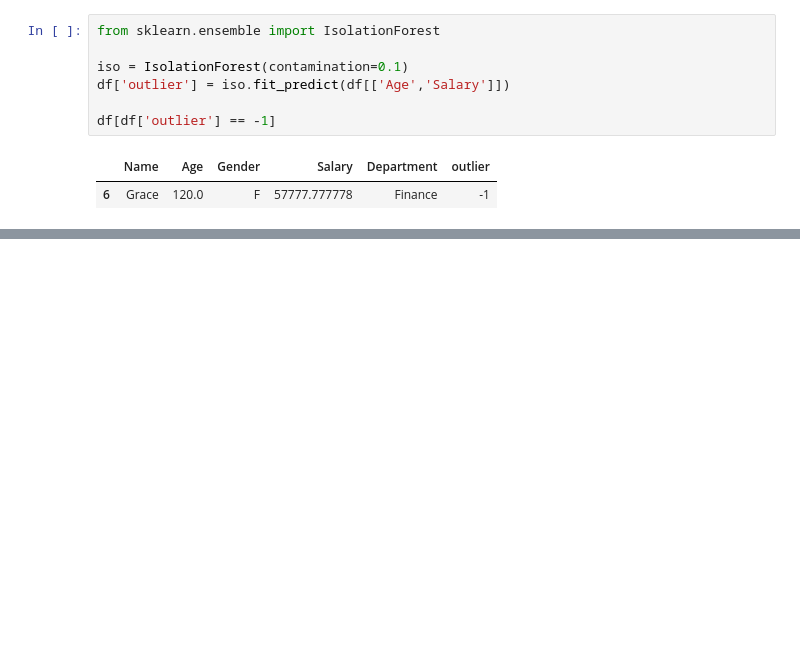
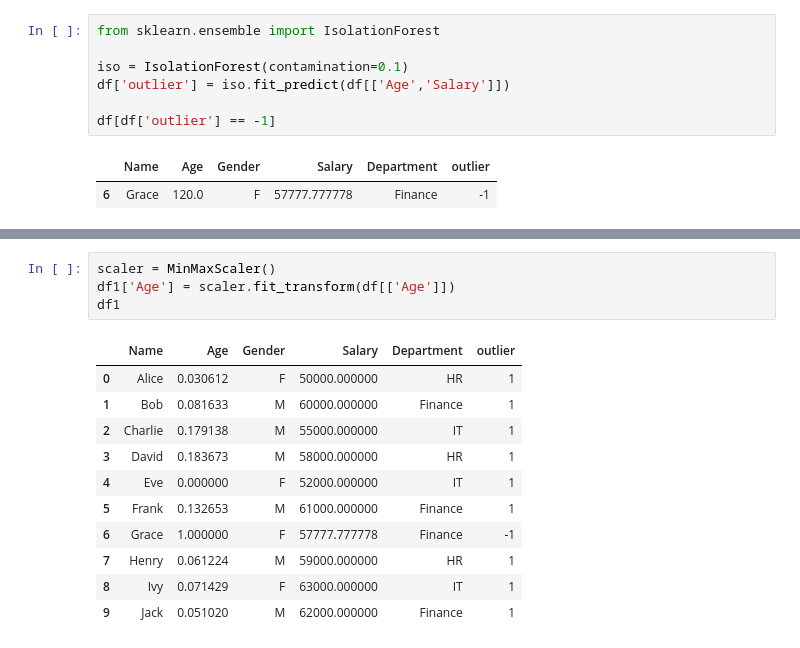
Before and after one commit to Roshansekar/Data-Preprocess, a Jupyter notebook: Data_Preprocessing.ipynb, the cells around one changed output, grey strips where cells are left out. Drawn from its saved outputs; the diff is of its cells as text; blank space fills up the shorter version.

```diff
--- a/Data_Preprocessing.ipynb
+++ b/Data_Preprocessing.ipynb
@@ -181,0 +252,16 @@ df[df['outlier'] == -1]
+# %%
+scaler = MinMaxScaler()
+df1['Age'] = scaler.fit_transform(df[['Age']])
+df1
+# %% [output]
+|  | Name | Age | Gender | Salary | Department | outlier |
+| 0 | Alice | 0.030612 | F | 50000.000000 | HR | 1 |
+| 1 | Bob | 0.081633 | M | 60000.000000 | Finance | 1 |
+| 2 | Charlie | 0.179138 | M | 55000.000000 | IT | 1 |
+| 3 | David | 0.183673 | M | 58000.000000 | HR | 1 |
+| 4 | Eve | 0.000000 | F | 52000.000000 | IT | 1 |
+| 5 | Frank | 0.132653 | M | 61000.000000 | Finance | 1 |
+| 6 | Grace | 1.000000 | F | 57777.777778 | Finance | -1 |
+| 7 | Henry | 0.061224 | M | 59000.000000 | HR | 1 |
+| 8 | Ivy | 0.071429 | F | 63000.000000 | IT | 1 |
+| 9 | Jack | 0.051020 | M | 62000.000000 | Finance | 1 |
```
Also changed, not shown: parts of 5 cells of this notebook.
